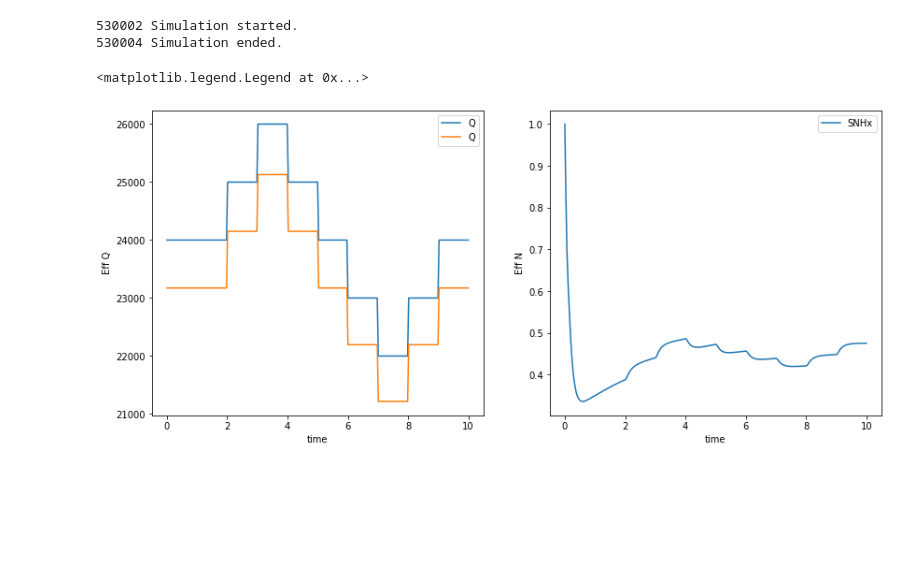
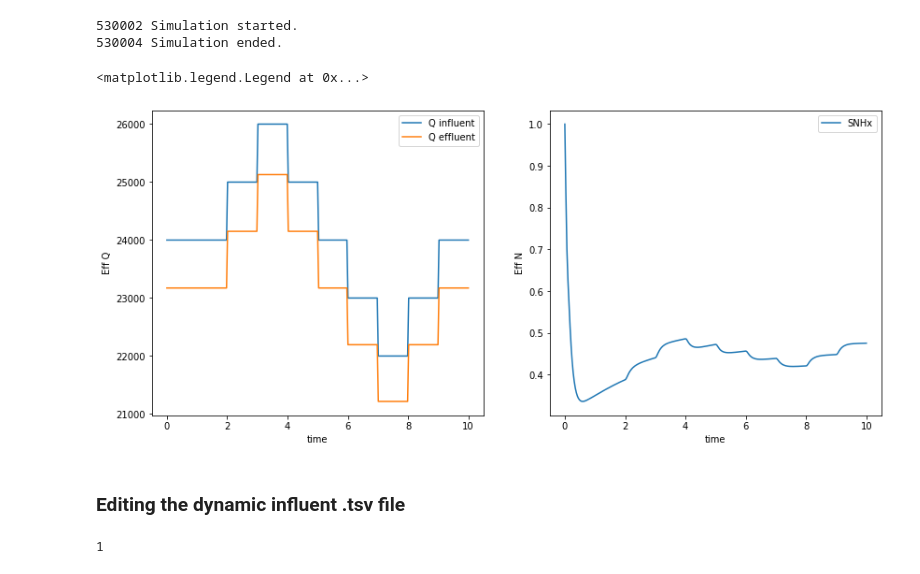
Before and after one commit to stroutm/sewerWRRF, a Jupyter notebook: SumoPythonPractice/Influent set trials - dynamic flow.ipynb, the cells around one changed output. Saved outputs shown, nothing was run; the diff lists cells and outputs as text; code cells hidden in the pictures; blank space fills up the shorter version.

Commit message:
Added .tsv reading and writing to dynamic notebook

```diff
--- a/SumoPythonPractice/Influent set trials - dynamic flow.ipynb
+++ b/SumoPythonPractice/Influent set trials - dynamic flow.ipynb
@@ -99,25 +103,27 @@ while not sumo.simulation_finished:
 # %%
 fig, axes = plt.subplots(1,2, figsize=(14,6))
 
 axes[0].set_xlabel('time')
 axes[0].set_ylabel('Eff Q')
 
 axes[1].set_xlabel('time')
 axes[1].set_ylabel('Eff N')
 
-axes[0].plot(t_set, q_infl_set, label='Q')
-axes[0].plot(t_set, q_effl_set, label='Q')
+axes[0].plot(t_set, q_infl_set, label='Q influent')
+axes[0].plot(t_set, q_effl_set, label='Q effluent')
 
 axes[1].plot(t_set, snhx_effl_set, label='SNHx')
 
 #for q, array in effl.items():
 #    # Flow
 #    axes[0].plot(t_set, array[0], label='Q, '+str(q))
 #    # Nitrogen: SNHx
 #    axes[1].plot(t_set, array[1], label='SNHx, '+str(q))
 
 axes[0].legend(loc='upper right')
 axes[1].legend(loc='upper right')
 # %% [output]
 <matplotlib.legend.Legend at 0x...>
-[figure, old version]
+[figure, new version]
+# %% [markdown]
+### Editing the dynamic influent .tsv file
@@ -123,0 +132,12 @@ axes[1].legend(loc='upper right')
+# %%
+r_influentTSV = 'C:/Users/Sara/Desktop/sewerWRRF/SumoPythonPractice/Influent_Table1.tsv'
+w_influentTSV = 'C:/Users/Sara/Desktop/sewerWRRF/SumoPythonPractice/Influent_Table1_edit.tsv'
+
+r_influentTSV_data = pd.read_table(r_influentTSV, sep='\t')
+r_influentTSV_data.loc[1]["Sumo__Plant__Influent__param__Q"] = 5000
+r_influentTSV_data
+
+with open(w_influentTSV,'w') as write_tsv:
+    write_tsv.write(r_influentTSV_data.to_csv(sep='\t', index=False))
+# %% [output]
+1
```
Also changed, not shown: parts of 5 cells of this notebook, 1 other file.
